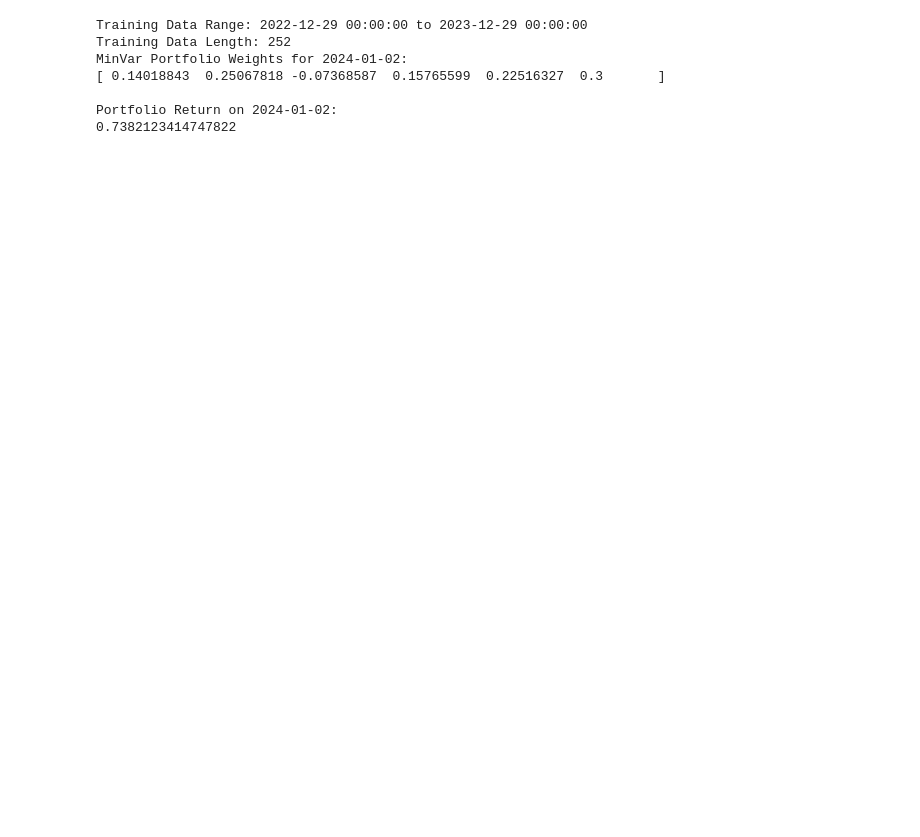
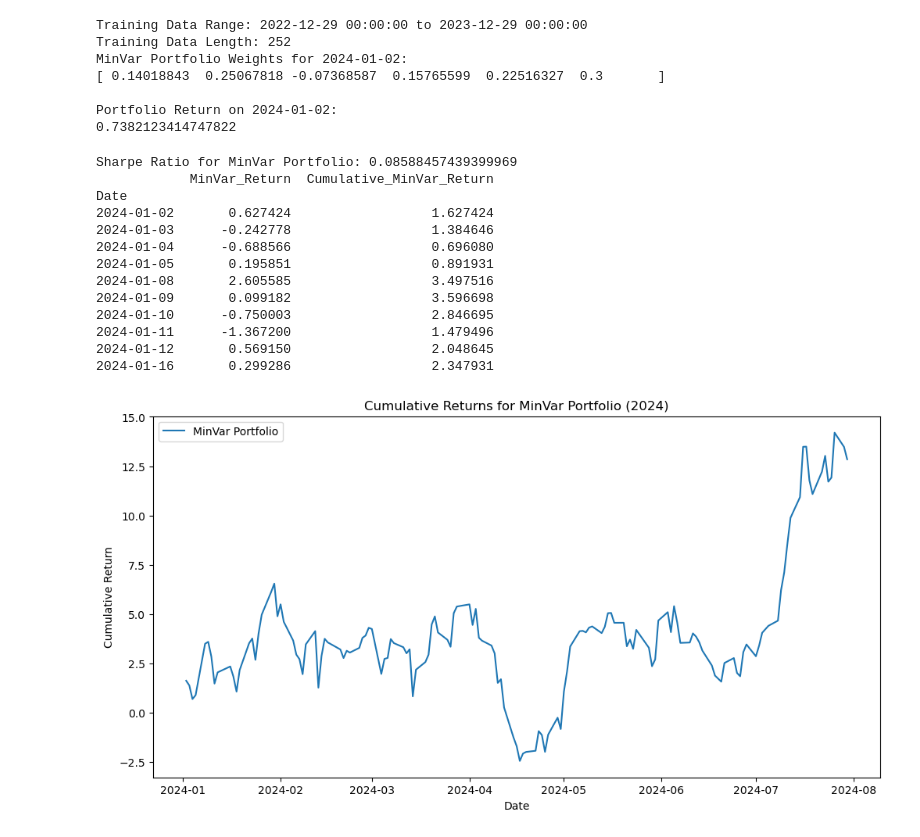
Before and after one commit to harshvs4/PortfolioOptimization, a Jupyter notebook: project.ipynb, the cells around one changed output. Drawn from its saved outputs; the diff is of its cells as text; code cells hidden in the pictures; blank space fills up the shorter version.

```diff
--- a/project.ipynb
+++ b/project.ipynb
@@ -199,3 +229,58 @@ MinVar Portfolio Weights for 2024-01-02:
 
 Portfolio Return on 2024-01-02:
 0.7382123414747822
+# %%
+# Step 1: Calculate Sharpe Ratio for the MinVar Portfolio
+sharpe_minvar = minvar_returns.mean() / minvar_returns.std()
+print(f"Sharpe Ratio for MinVar Portfolio: {sharpe_minvar}")
+
+# Step 2: Create a DataFrame to store the MinVar returns and dates
+# Create a DataFrame with MinVar returns and corresponding dates
+minvar_df = pd.DataFrame({'Date': weights_minvar_df.index, 'MinVar_Return': minvar_returns})
+
+# Set 'Date' as the index to align with the plotting requirements
+minvar_df.set_index('Date', inplace=True)
+
+# Step 3: Filter the DataFrame to include only dates in 2024
+minvar_df_2024 = minvar_df.loc['2024-01-01':'2024-12-31']
+
+# Step 4: Calculate cumulative returns for the MinVar portfolio in 2024
+# Cumulative return is calculated as (1 + cumulative sum of daily returns)
+minvar_df_2024['Cumulative_MinVar_Return'] = (1 + minvar_df_2024['MinVar_Return'].cumsum())
+
+# Verify the cumulative return calculations by printing the first 10 rows
+print(minvar_df_2024[['MinVar_Return', 'Cumulative_MinVar_Return']].head(10))
+
+# Step 5: Plot the cumulative returns for the MinVar portfolio in 2024
+plt.figure(figsize=(12, 6))
+
+# Plot the cumulative returns for the MinVar portfolio
+plt.plot(minvar_df_2024.index, minvar_df_2024['Cumulative_MinVar_Return'], label='MinVar Portfolio')
+
+# Format the x-axis to handle date labels properly
+plt.gca().xaxis_date()
+plt.gca().xaxis.set_major_formatter(plt.matplotlib.dates.DateFormatter('%Y-%m'))
+
+# Formatting the plot
+plt.xlabel('Date')
+plt.ylabel('Cumulative Return')
+plt.title('Cumulative Returns for MinVar Portfolio (2024)')
+plt.legend()
+
+# Display the plot
+plt.show()
+# %% [output]
+Sharpe Ratio for MinVar Portfolio: 0.08588457439399969
+            MinVar_Return  Cumulative_MinVar_Return
+Date
+2024-01-02       0.627424                  1.627424
+2024-01-03      -0.242778                  1.384646
+2024-01-04      -0.688566                  0.696080
+2024-01-05       0.195851                  0.891931
+2024-01-08       2.605585                  3.497516
+2024-01-09       0.099182                  3.596698
+2024-01-10      -0.750003                  2.846695
+2024-01-11      -1.367200                  1.479496
+2024-01-12       0.569150                  2.048645
+2024-01-16       0.299286                  2.347931
+[figure, added]
```
Also changed, not shown: parts of 9 cells of this notebook.
